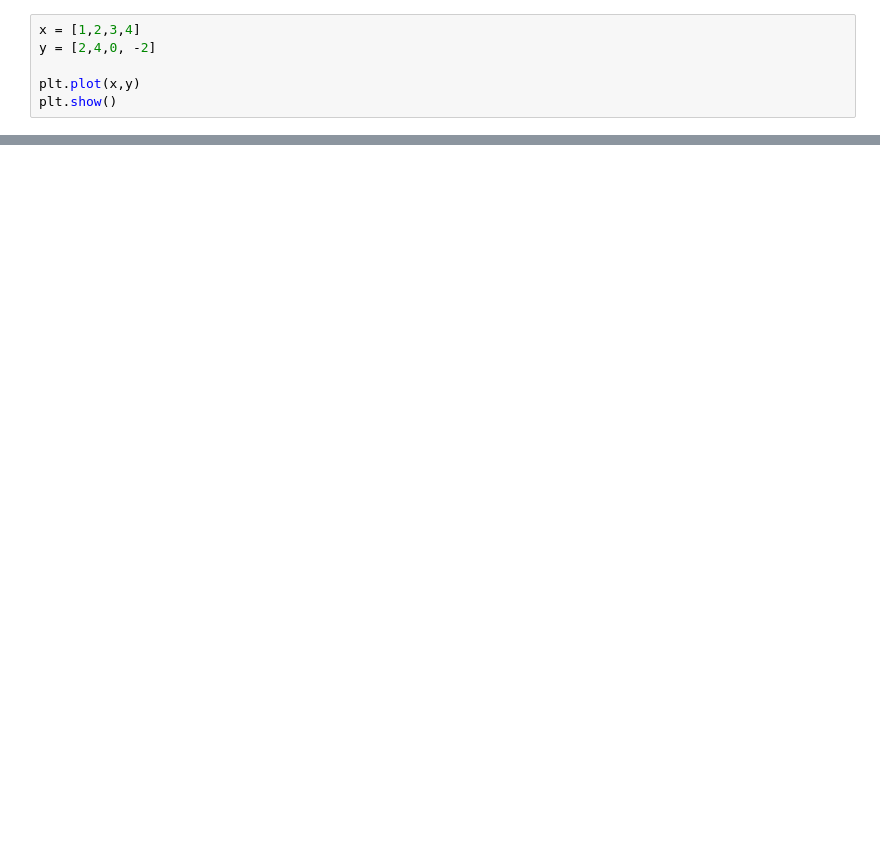
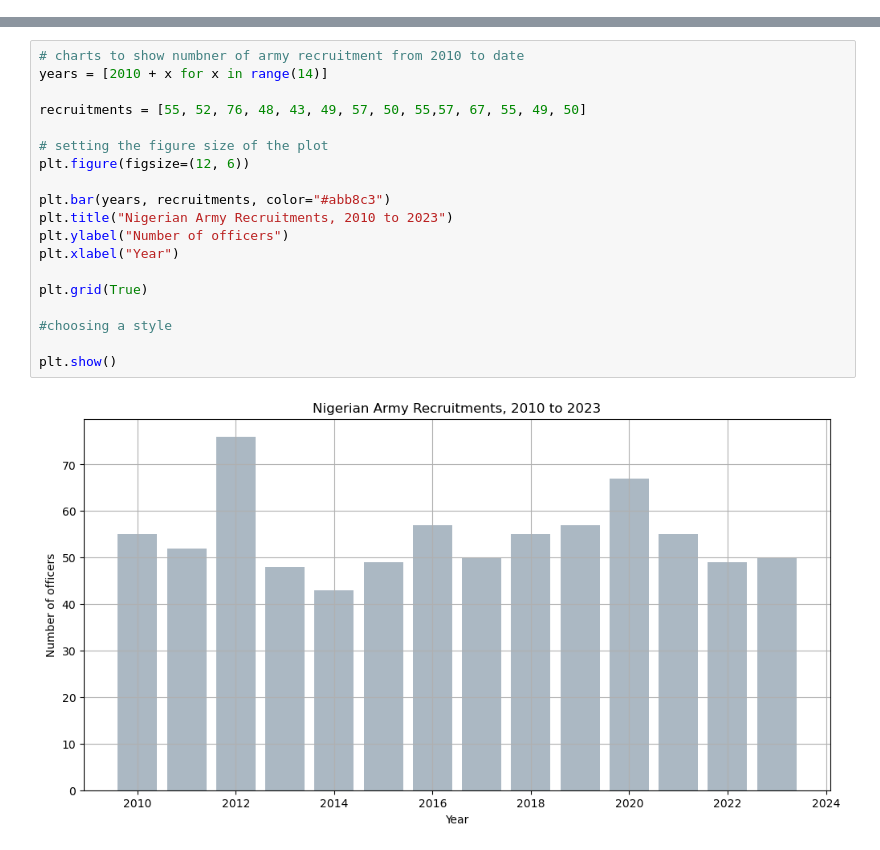
Before and after one commit to agordavidt/Data-Analytics_Course, a Jupyter notebook: python_data_analytics/matplotlib/03-bar_charts.ipynb, the cells around one changed output, grey strips where cells are left out. Drawn from its saved outputs; the diff is of its cells as text; blank space fills up the shorter version.

```diff
--- a/python_data_analytics/matplotlib/03-bar_charts.ipynb
+++ b/python_data_analytics/matplotlib/03-bar_charts.ipynb
@@ -5,6 +0,0 @@ from matplotlib import pyplot as plt
-# %%
-x = [1,2,3,4]
-y = [2,4,0, -2]
-
-plt.plot(x,y)
-plt.show()
@@ -76,0 +10,21 @@ plt.show()
+# %%
+# charts to show numbner of army recruitment from 2010 to date
+years = [2010 + x for x in range(14)]
+
+recruitments = [55, 52, 76, 48, 43, 49, 57, 50, 55,57, 67, 55, 49, 50]
+
+# setting the figure size of the plot
+plt.figure(figsize=(12, 6))
+
+plt.bar(years, recruitments, color="#abb8c3")
+plt.title("Nigerian Army Recruitments, 2010 to 2023")
+plt.ylabel("Number of officers")
+plt.xlabel("Year")
+
+plt.grid(True)
+
+#choosing a style
+
+plt.show()
+# %% [output]
+[figure, added]
```
Also changed, not shown: parts of 19 cells of this notebook.
